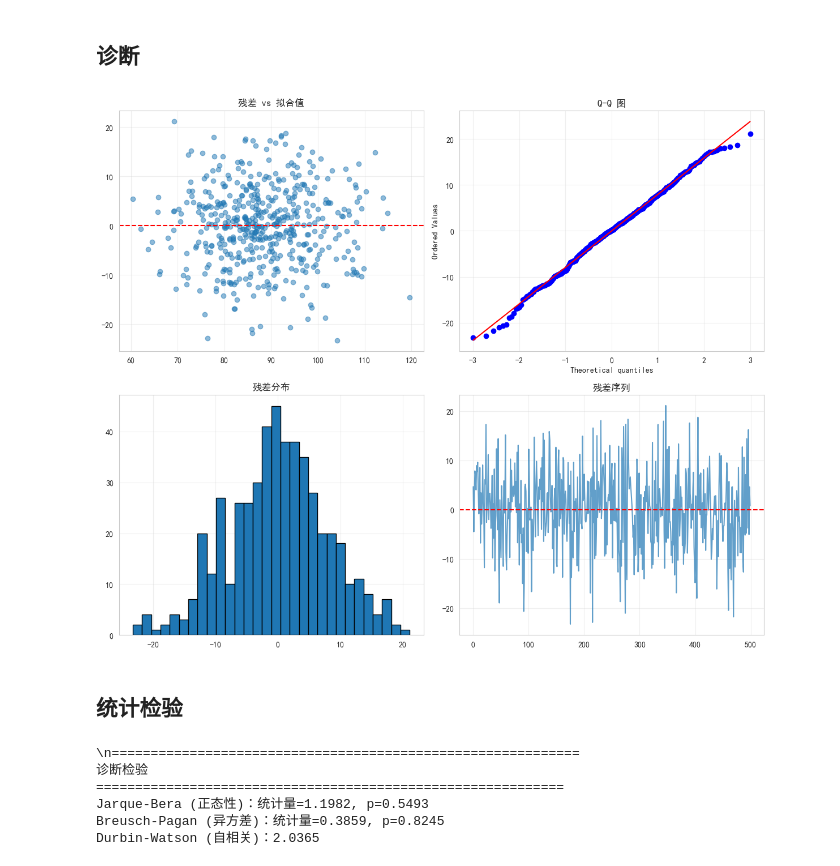
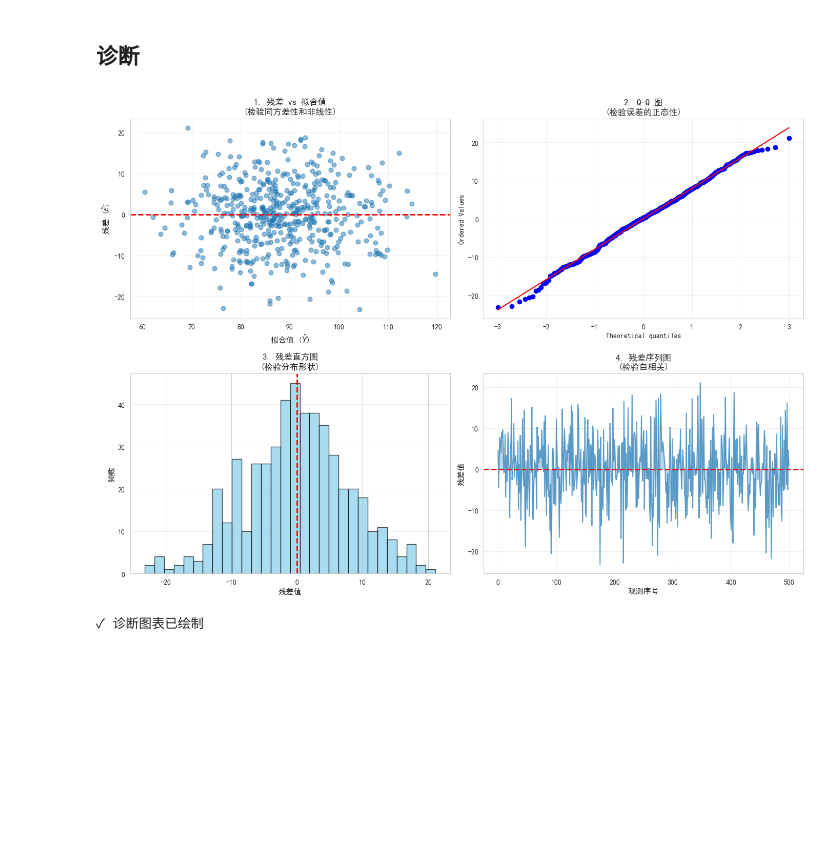
Before and after one commit to mofs0/EconometricsML, a Jupyter notebook: examples/econometrics/01_OLS_Angrist2008.ipynb, the cells around one changed output. Drawn from its saved outputs; the diff is of its cells as text; code cells hidden in the pictures; blank space fills up the shorter version.

```diff
--- a/examples/econometrics/01_OLS_Angrist2008.ipynb
+++ b/examples/econometrics/01_OLS_Angrist2008.ipynb
@@ -107,50 +555,51 @@ p 值：0.000000
 # %% [markdown]
 ## 诊断
 # %%
-residuals = result.resid
-fitted = result.fittedvalues
+# ============================================================
+# 诊断图表：检验 OLS 假设
+# ============================================================
 
-fig, axes = plt.subplots(2, 2, figsize=(12, 10))
+# 计算拟合值和残差
+y_pred = model.predict(X)
+residuals = model.residuals
 
-axes[0, 0].scatter(fitted, residuals, alpha=0.5)
-axes[0, 0].axhline(0, color='r', linestyle='--')
-axes[0, 0].set_title('残差 vs 拟合值')
+# 创建四个诊断图
+fig, axes = plt.subplots(2, 2, figsize=(14, 10))
+
+# 1. 残差 vs 拟合值（检验同方差性和非线性）
+axes[0, 0].scatter(y_pred, residuals, alpha=0.5, s=40)
+axes[0, 0].axhline(0, color='r', linestyle='--', linewidth=2)
+axes[0, 0].set_xlabel('拟合值 ($\hat{Y}$)', fontsize=11)
+axes[0, 0].set_ylabel('残差 ($\hat{\epsilon}$)', fontsize=11)
+axes[0, 0].set_title('1. 残差 vs 拟合值\n(检验同方差性和非线性)', fontsize=12, fontweight='bold')
 axes[0, 0].grid(alpha=0.3)
 
+# 2. Q-Q 图（检验正态性）
 stats.probplot(residuals, dist='norm', plot=axes[0, 1])
-axes[0, 1].set_title('Q-Q 图')
+axes[0, 1].set_title('2. Q-Q 图\n(检验误差的正态性)', fontsize=12, fontweight='bold')
 axes[0, 1].grid(alpha=0.3)
 
-axes[1, 0].hist(residuals, bins=30, edgecolor='black')
-axes[1, 0].set_title('残差分布')
-axes[1, 0].grid(alpha=0.3)
+# 3. 残差直方图（检验分布）
+axes[1, 0].hist(residuals, bins=30, edgecolor='black', alpha=0.7, color='skyblue')
+axes[1, 0].axvline(0, color='r', linestyle='--', linewidth=2)
+axes[1, 0].set_xlabel('残差值', fontsize=11)
+axes[1, 0].set_ylabel('频数', fontsize=11)
+axes[1, 0].set_title('3. 残差直方图\n(检验分布形状)', fontsize=12, fontweight='bold')
+axes[1, 0].grid(alpha=0.3, axis='y')
 
-axes[1, 1].plot(residuals, alpha=0.7)
-axes[1, 1].axhline(0, color='r', linestyle='--')
-axes[1, 1].set_title('残差序列')
+# 4. 残差序列图（检验自相关）
+axes[1, 1].plot(residuals, alpha=0.7, linewidth=1.5)
+axes[1, 1].axhline(0, color='r', linestyle='--', linewidth=2)
+axes[1, 1].fill_between(range(len(residuals)), residuals, alpha=0.3)
+axes[1, 1].set_xlabel('观测序号', fontsize=11)
+axes[1, 1].set_ylabel('残差值', fontsize=11)
+axes[1, 1].set_title('4. 残差序列图\n(检验自相关)', fontsize=12, fontweight='bold')
 axes[1, 1].grid(alpha=0.3)
 
 plt.tight_layout()
 plt.show()
+
+print('✓ 诊断图表已绘制')
 # %% [output]
-[figure, old version]
+[figure, new version]
+✓ 诊断图表已绘制
-# %% [markdown]
-## 统计检验
-# %%
-jb_stat, jb_pval = jarque_bera(residuals)
-bp_stat, bp_pval, _, _ = het_breuschpagan(residuals, X)
-dw_stat = durbin_watson(residuals)
-
-print('\\n' + '='*60)
-print('诊断检验')
-print('='*60)
-print(f'Jarque-Bera (正态性)：统计量={jb_stat:.4f}, p={jb_pval:.4f}')
-print(f'Breusch-Pagan (异方差)：统计量={bp_stat:.4f}, p={bp_pval:.4f}')
-print(f'Durbin-Watson (自相关)：{dw_stat:.4f}')
-# %% [output]
-\n============================================================
-诊断检验
-============================================================
-Jarque-Bera (正态性)：统计量=1.1982, p=0.5493
-Breusch-Pagan (异方差)：统计量=0.3859, p=0.8245
-Durbin-Watson (自相关)：2.0365
```
Also changed, not shown: parts of 18 cells of this notebook, 1 other file.
